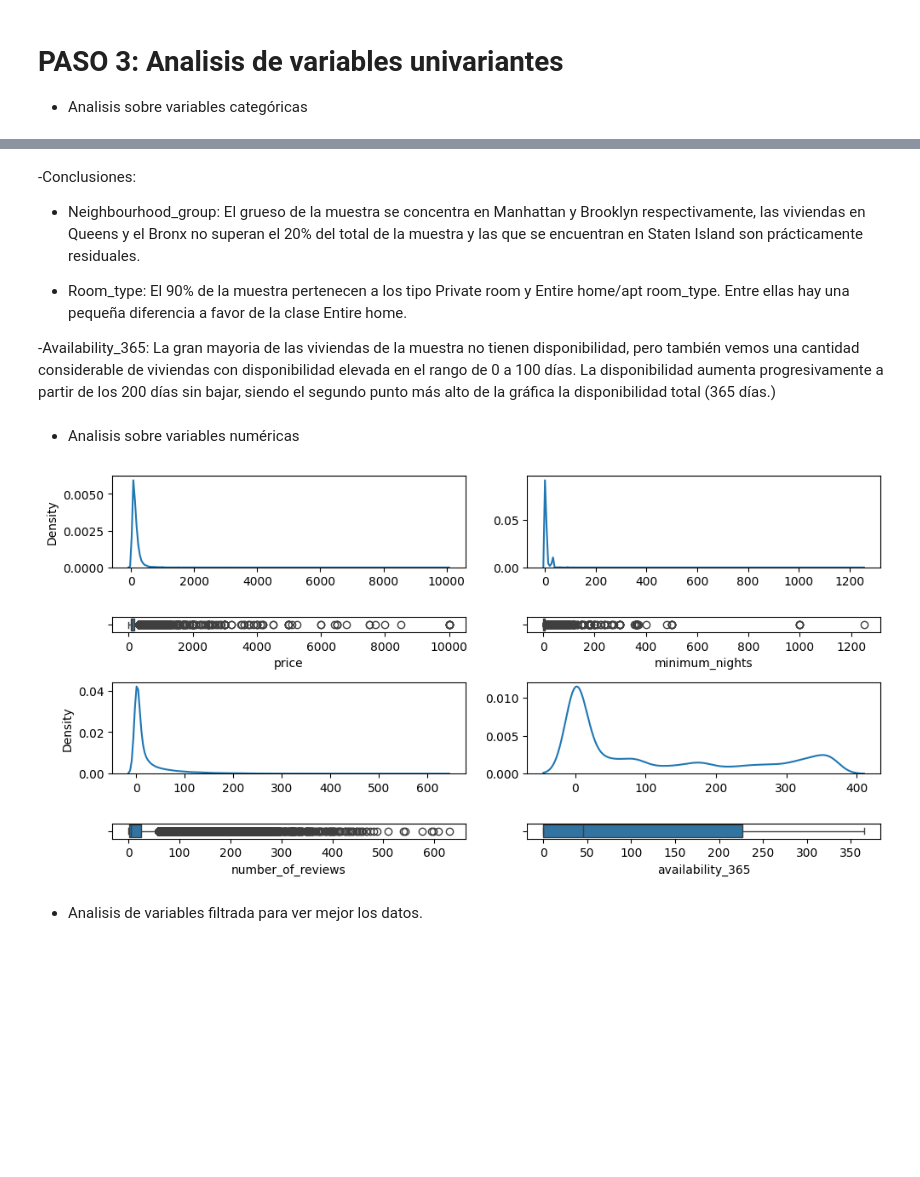
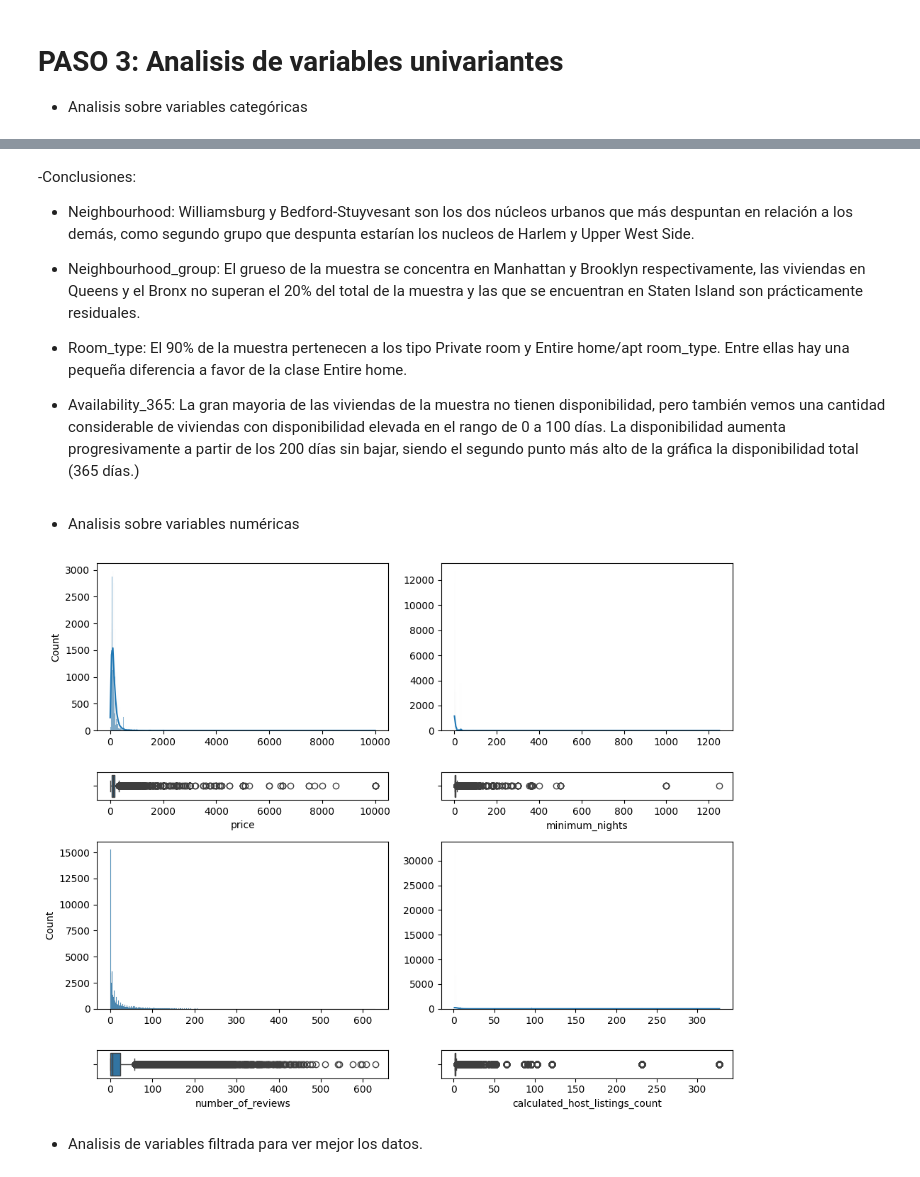
Before and after one commit to Fj-martinez33/AirBnB-NewYork, a Jupyter notebook: src/explore.ipynb, the cells around one changed output, grey strips where cells are left out. Saved outputs shown, nothing was run; the diff lists cells and outputs as text; code cells hidden in the pictures; blank space fills up the shorter version.

```diff
--- a/src/explore.ipynb
+++ b/src/explore.ipynb
@@ -192,36 +228,38 @@ CategoricGraf(data)
 # %% [markdown]
 -Conclusiones:
+
+- Neighbourhood: Williamsburg y Bedford-Stuyvesant son los dos núcleos urbanos que más despuntan en relación a los demás, como segundo grupo que despunta estarían los nucleos de Harlem y Upper West Side.
 
 - Neighbourhood_group: El grueso de la muestra se concentra en Manhattan y Brooklyn respectivamente, las viviendas en Queens y el Bronx no superan el 20% del total de la muestra y las que se encuentran en Staten Island son prácticamente residuales.
 
 - Room_type: El 90% de la muestra pertenecen a los tipo Private room y Entire home/apt room_type. Entre ellas hay una pequeña diferencia a favor de la clase Entire home.
 
--Availability_365: La gran mayoria de las viviendas de la muestra no tienen disponibilidad, pero también vemos una cantidad considerable de viviendas con disponibilidad elevada en el rango de 0 a 100 días. La disponibilidad aumenta progresivamente a partir de los 200 días sin bajar, siendo el segundo punto más alto de la gráfica la disponibilidad total (365 días.)
+- Availability_365: La gran mayoria de las viviendas de la muestra no tienen disponibilidad, pero también vemos una cantidad considerable de viviendas con disponibilidad elevada en el rango de 0 a 100 días. La disponibilidad aumenta progresivamente a partir de los 200 días sin bajar, siendo el segundo punto más alto de la gráfica la disponibilidad total (365 días.)
 # %% [markdown]
 - Analisis sobre variables numéricas
 # %%
 # Analisis sobre variables numericas
 
 def NumericalGraf(dataset):
     #Creamos la figura
-    fig, axis = plt.subplots(4, 2, figsize=(10,5), gridspec_kw={"height_ratios" : [6,1,6,1]})
+    fig, axis = plt.subplots(4, 2, figsize=(10,8), gridspec_kw={"height_ratios" : [6,1,6,1]})
 
     #Creamos las graficas necesarias
-    sns.kdeplot( ax = axis[0,0], data = dataset, x = "price").set(xlabel=None)
+    sns.histplot( ax = axis[0,0], data = dataset, x = "price", kde=True).set(xlabel=None)
     sns.boxplot( ax = axis[1,0], data = dataset, x = "price")
-    sns.kdeplot( ax = axis[0,1], data = dataset, x = "minimum_nights").set(ylabel=None, xlabel=None)
+    sns.histplot( ax = axis[0,1], data = dataset, x = "minimum_nights", kde=True).set(ylabel=None, xlabel=None)
     sns.boxplot( ax = axis[1,1], data = dataset, x = "minimum_nights")
-    sns.kdeplot( ax = axis[2,0], data = dataset, x = "number_of_reviews").set(xlabel=None)
+    sns.histplot( ax = axis[2,0], data = dataset, x = "number_of_reviews").set(xlabel=None)
     sns.boxplot(ax = axis[3,0], data = dataset, x = "number_of_reviews")
-    sns.kdeplot( ax = axis[2,1], data = dataset, x = "availability_365").set(ylabel=None, xlabel=None)
-    sns.boxplot( ax = axis[3,1], data = dataset, x = "availability_365")
+    sns.histplot( ax = axis[2,1], data = dataset, x = "calculated_host_listings_count", kde=True).set(ylabel=None, xlabel=None)
+    sns.boxplot( ax = axis[3,1], data = dataset, x = "calculated_host_listings_count")
 
     plt.tight_layout()
     plt.show()
 
 NumericalGraf(data)
 # %% [output]
-[figure, old version]
+[figure, new version]
 # %% [markdown]
 - Analisis de variables filtrada para ver mejor los datos.
 # %%
```
Also changed, not shown: parts of 14 cells of this notebook.
